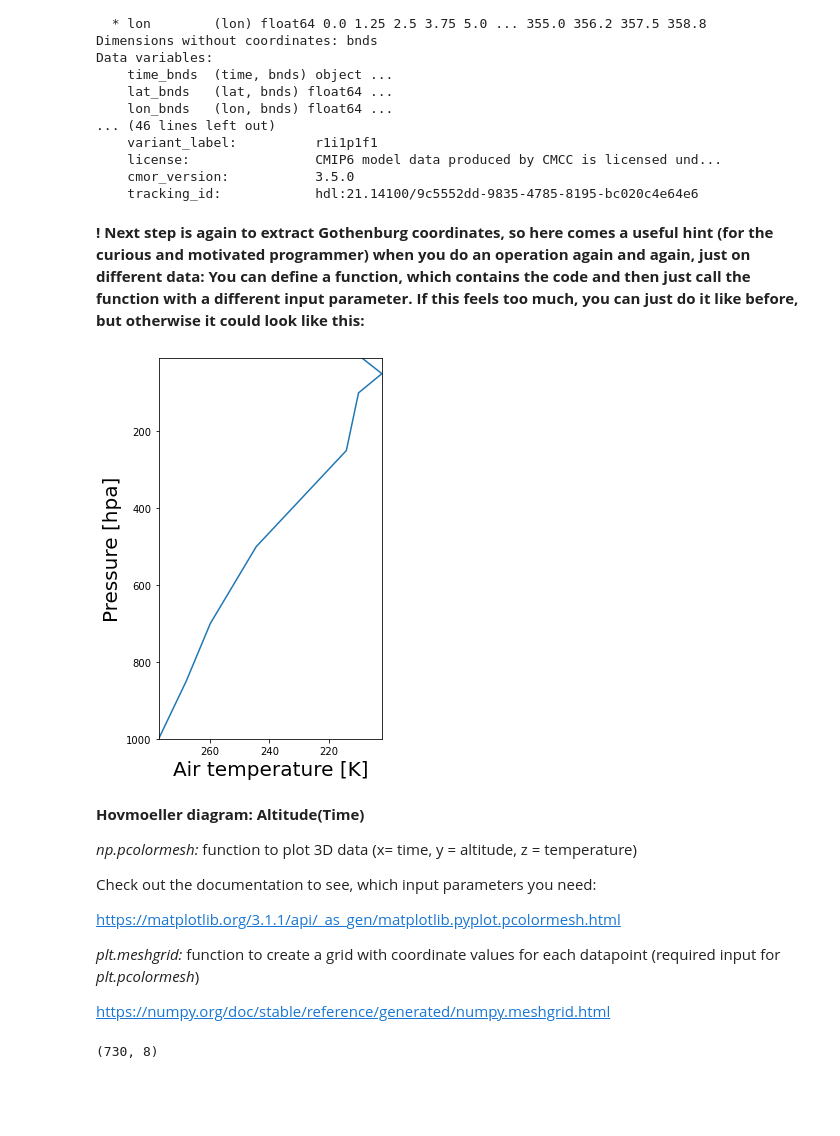
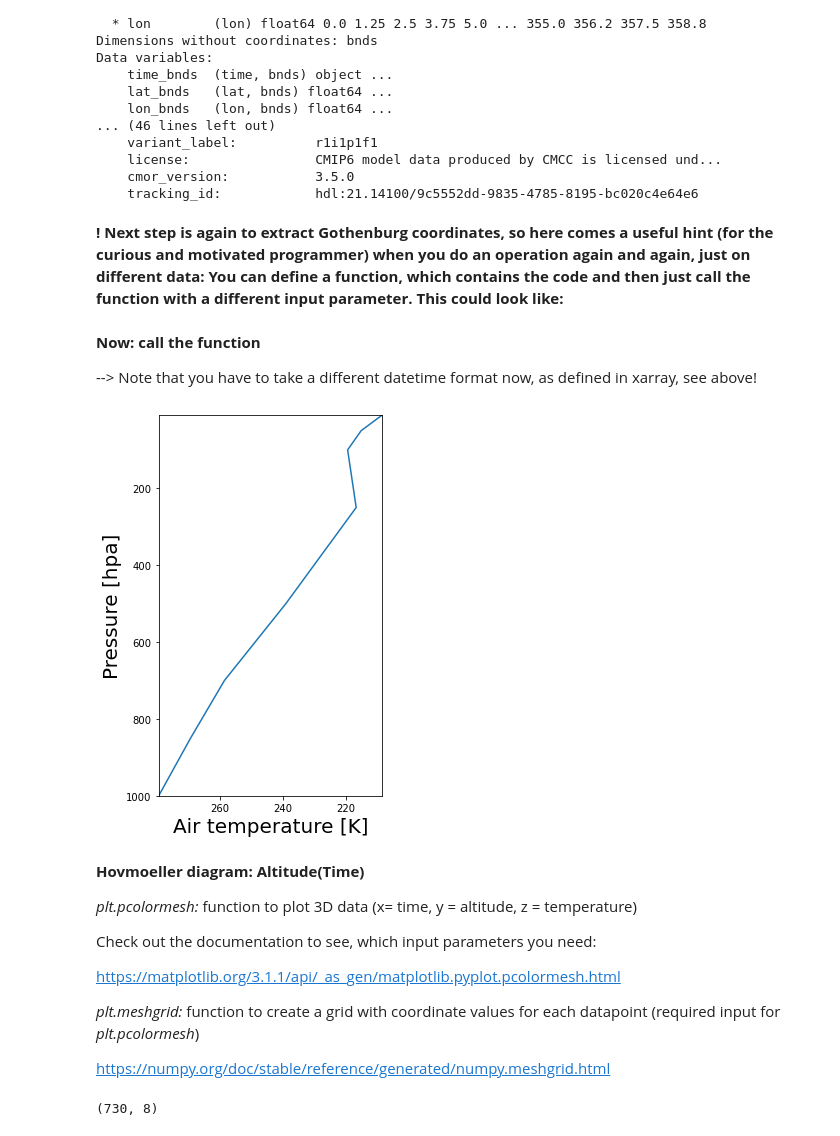
Before and after one commit to JuliaKukulies/teaching_climate, a Jupyter notebook: exercises_GVN465/ex2.ipynb, the cells around one changed output. Cells and saved outputs as stored; diff of their text form; code cells hidden in the pictures; blank space fills up the shorter version.

```diff
--- a/exercises_GVN465/ex2.ipynb
+++ b/exercises_GVN465/ex2.ipynb
@@ -42,5 +34,12 @@ for date in timeseries.time.values:
+# %%
+import datetime
+
+# get times for wind speeds
+times_wind = np.array(())
+for i, t in enumerate(timeseries.time.dt.year):
+    times_wind= np.append(times_wind, datetime.date(t, timeseries.time.dt.month[i], 15))
 # %%
-# Read in NAO timeseries (as in exercise 1)
+# get times for NAO
 path = 'nao_station_monthly.txt'
 nao = pd.read_table(path, header= 1, delimiter = '\s+' , na_values = -999)
 
@@ -48,26 +47,26 @@ nao = pd.read_table(path, header= 1, delimiter = '\s+' , na_values = -999)
 timeseries_nao  = nao.values
 
 # get corresponding times in yyyymm format (as in exercise 1)
-yyyymm_nao = np.empty((nao.shape[0],nao.shape[1])).astype(str)
+times_nao = []
 for col in np.arange(nao.shape[1]):
     for row in np.arange(nao.shape[0]):
-        year = str(nao.index[row])
-        # think again of zero-padding
-        if col < 9:
-            month = '0' +str(col+ 1)
-        else:
-            month = str(col + 1)
-        yyyymm_nao[row,col] = year + month
+        date = datetime.date(nao.index[row], col + 1,  15)
+        times_nao.append(date )
+
+# sort and reshape to get it into same format as table with values (needed for next step)
+times_nao.sort()
+times_nao = np.reshape(np.array(times_nao), timeseries_nao.shape)
 # %%
 # Find common times
-common_times = np.intersect1d(yyyymm_nao, yyyymm_ws)
+common_times = np.intersect1d(times_nao, times_wind)
 
 # select datapoints for wind and NAO which match the common times
 wind_common = np.array(())
 nao_common = np.array(())
 
+# extract data points for common times
 for t in common_times:
-    wind_common = np.append(wind_common, timeseries_wind[yyyymm_ws == t])
-    nao_common = np.append(nao_common, timeseries_nao[yyyymm_nao == t])
+    wind_common = np.append(wind_common, timeseries_wind[times_wind == t])
+    nao_common = np.append(nao_common, timeseries_nao[times_nao == t])
 # %%
 # scatter plot
@@ -161,5 +159,5 @@ Data variables:
     cmor_version:           3.5.0
     tracking_id:            hdl:21.14100/9c5552dd-9835-4785-8195-bc020c4e64e6
 # %% [markdown]
-**! Next step is again to extract Gothenburg coordinates, so here comes a useful hint (for the curious and motivated programmer) when you do an operation again and again, just on different data: You can define a function, which contains the code and then just call the function with a different input parameter. If this feels too much, you can just do it like before, but otherwise it could look like this:**
+**! Next step is again to extract Gothenburg coordinates, so here comes a useful hint (for the curious and motivated programmer) when you do an operation again and again, just on different data: You can define a function, which contains the code and then just call the function with a different input parameter. This could look like:**
 # %%
@@ -205,31 +186,34 @@ def get_gothenburg(lons, lats,data, t= None):
 
     return gridcell
+# %% [markdown]
+**Now: call the function**
+
+--> Note that you have to take a different datetime format now, as defined in xarray, see above!
+# %%
+import cftime
+t = cftime.DatetimeNoLeap(2000, 3, 16, 12, 0, 0, 0)
+gridcell = extract_location(lon, lat, dataset, t)
 # %%
-# call the function
-t = '20000301'
-gridcell = get_gothenburg(lons, lats, dataset, t)
-
-
 # plot profile
 plt.figure(figsize = (4,7))
 # extract variables for plottig from xarray dataset
-temp = gridcell.ta.values[0]
+temp = gridcell.ta.values
 # I divide by 100 to convert from Pa to hPa, which is more commonly used
 pressure =gridcell.plev.values/100
 
 plt.plot(temp , pressure)
 # invert y axis to get the highest pressure on the bottom
 plt.axis([max(temp),min(temp),max(pressure),min(pressure)])
 plt.xlabel('Air temperature [K]', fontsize = s)
 plt.ylabel('Pressure [hpa]', fontsize = s)
 
 plt.show()
 # %% [output]
-[figure, old version]
+[figure, new version]
 # %% [markdown]
 **Hovmoeller diagram: Altitude(Time)**
 
-*np.pcolormesh:* function to plot 3D data (x= time, y = altitude, z = temperature)
+*plt.pcolormesh:* function to plot 3D data (x= time, y = altitude, z = temperature)
 
 Check out the documentation to see, which input parameters you need:
 
```
Also changed, not shown: parts of 5 cells of this notebook.
